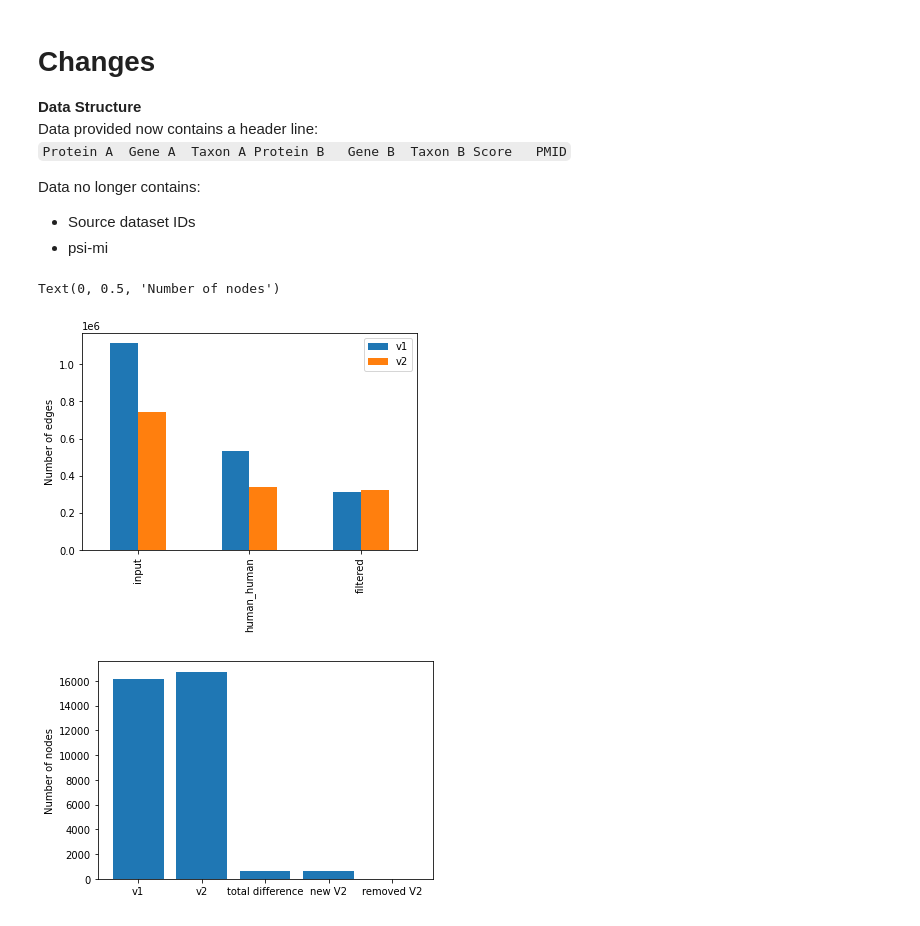
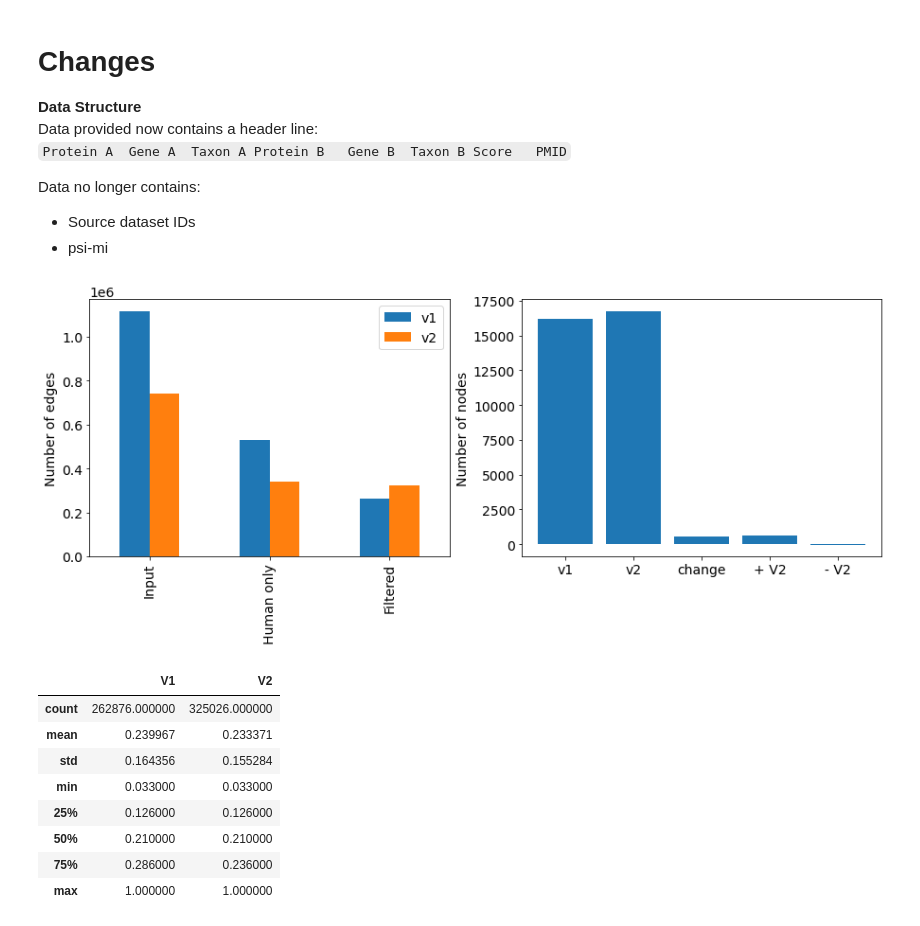
Before and after one commit to sarah-n-wright/Network_Evaluation_Tools, a Jupyter notebook: Network Processing Notebooks/Mentha Processing.ipynb, the cells around one changed output. Saved outputs shown, nothing was run; the diff lists cells and outputs as text; code cells hidden in the pictures.

Commit message:
Updated gene conversion, variables, plotting for Mentha

```diff
--- a/Network Processing Notebooks/Mentha Processing.ipynb
+++ b/Network Processing Notebooks/Mentha Processing.ipynb
@@ -177,9 +170,11 @@ query_edgelist = Mentha_Human_only[[0, 1, 14]].drop_duplicates().values.tolist()
 # %%
 # Format edge list by removing 'uniprot:' prefix from all interactors
-query_edgelist_fmt = [[gct.get_identifier_without_prefix(edge[0]), gct.get_identifier_without_prefix(edge[1]), float(edge[2].split(':')[-1])] for edge in query_edgelist]
+edgelist = [[gct.get_identifier_without_prefix(edge[0]), gct.get_identifier_without_prefix(edge[1]), float(edge[2].split(':')[-1])] for edge in edgelist]
+# %%
+edgelist = pd.DataFrame(edgelist, columns = ["symbol n1", "symbol n2", "Score"])
 # %%
 # Convert network edge list to symbol
-Mentha_edgelist_symbol = gct.convert_edgelist(query_edgelist_fmt, query_to_symbol, weighted=True)
+edgelist_updated = gct.convert_edgelist(edgelist, query_to_symbol)
 # %%
 # Original
 # 327857 input edges
@@ -200,0 +196,11 @@ Edge list filtered: 0.71 seconds
+# %%
+# Original
+# 327857 input edges
+# 3247 self-edges removed
+# 8219 edges with un-mapped genes removed
+# 53515 duplicate edges removed
+# Edge list filtered: 1.61 seconds
+# 262876 Edges remaining
+## Why such a large change in duplicate edge removal??
+# Filter converted edge list
+edgelist_filt = gct.filter_converted_edgelist(edgelist_updated, weight_col="Score")
@@ -240,10 +239,18 @@ nodes_v2 = set(np.array(Mentha_edgelist_symbol_filt_v2)[:, 0]).union(set(np.arra
-# %%
-stats.plot.bar(ylabel="Number of edges")
-plt.figure()
-plt.bar(["v1", "v2", "total difference", "new V2", "removed V2"], [len(nodes_v1), len(nodes_v2), len(nodes_v2)-len(nodes_v1),
-                                                           len(nodes_v2.difference(nodes_v1)), len(nodes_v1.difference(nodes_v2))])
-plt.ylabel("Number of nodes")
-# %% [output]
-Text(0, 0.5, 'Number of nodes')
-[figure, removed]
-[figure, removed]
+# %%
+dit.plot_changes_to_dataset(input_raw, input_raw_v2, edgelist_filt, edgelist_filt_v2, input_human, input_human_v2)
+# %% [output]
+[figure, added]
+# %%
+scores = pd.concat([edgelist_filt["Score"].describe(), edgelist_filt_v2["Score"].describe()], axis=1)
+scores.columns = ["V1", "V2"]
+scores
+# %% [output]
+|  | V1 | V2 |
+| count | 262876.000000 | 325026.000000 |
+| mean | 0.239967 | 0.233371 |
+| std | 0.164356 | 0.155284 |
+| min | 0.033000 | 0.033000 |
+| 25% | 0.126000 | 0.126000 |
+| 50% | 0.210000 | 0.210000 |
+| 75% | 0.286000 | 0.236000 |
+| max | 1.000000 | 1.000000 |
```
Also changed, not shown: parts of 42 cells of this notebook.
